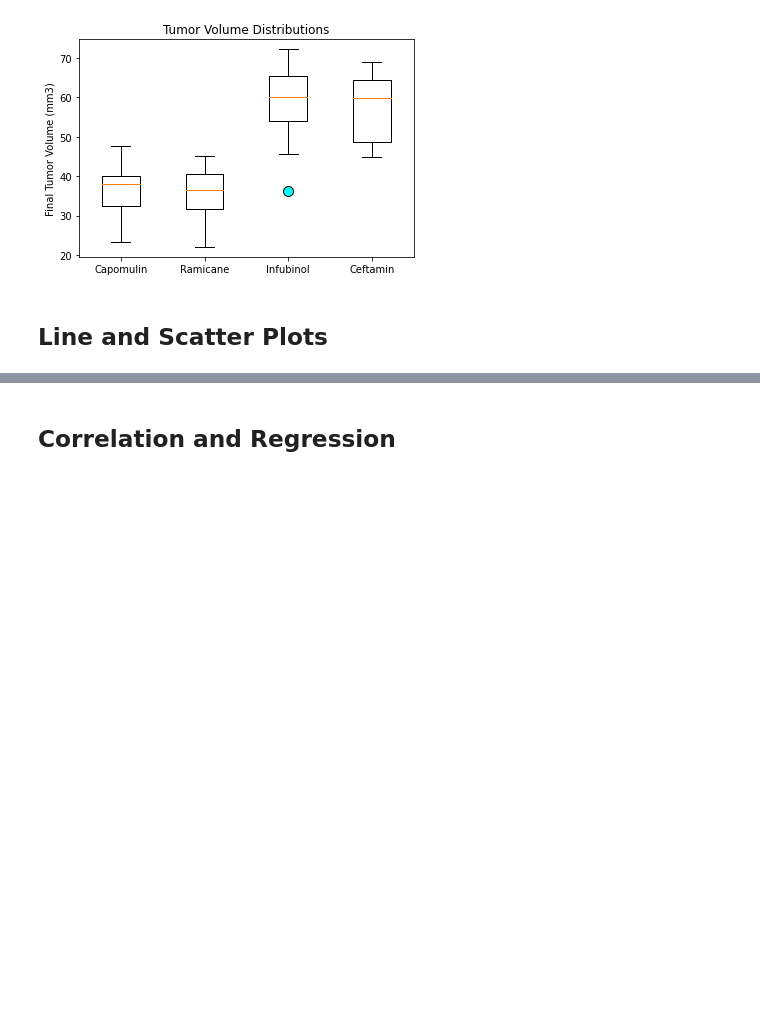
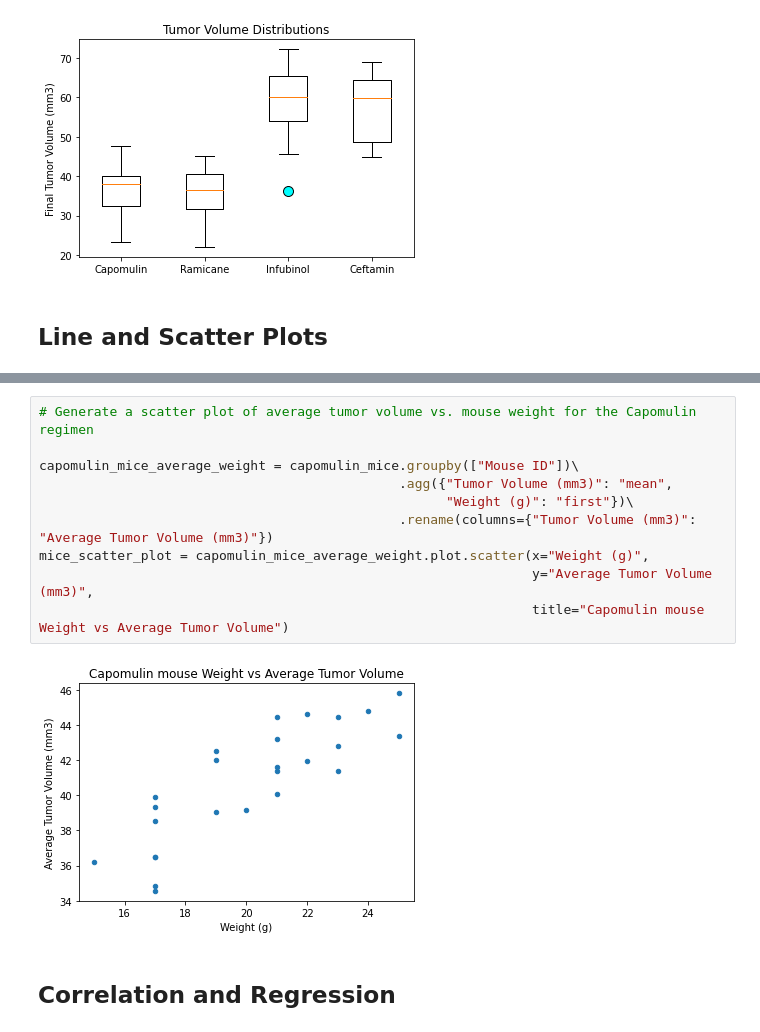
Before and after one commit to zachaa/matplotlib-challenge, a Jupyter notebook: Pymaceuticals/pymaceuticals.ipynb, the cells around one changed output, grey strips where cells are left out. Drawn from its saved outputs; the diff is of its cells as text; blank space fills up the shorter version.

```diff
--- a/Pymaceuticals/pymaceuticals.ipynb
+++ b/Pymaceuticals/pymaceuticals.ipynb
@@ -258,2 +266,14 @@ print()  # hide other output from box_ax
+# %%
+# Generate a scatter plot of average tumor volume vs. mouse weight for the Capomulin regimen
+
+capomulin_mice_average_weight = capomulin_mice.groupby(["Mouse ID"])\
+                                              .agg({"Tumor Volume (mm3)": "mean",
+                                                    "Weight (g)": "first"})\
+                                              .rename(columns={"Tumor Volume (mm3)": "Average Tumor Volume (mm3)"})
+mice_scatter_plot = capomulin_mice_average_weight.plot.scatter(x="Weight (g)",
+                                                               y="Average Tumor Volume (mm3)",
+                                                               title="Capomulin mouse Weight vs Average Tumor Volume")
+# %% [output]
+[figure, added]
 # %% [markdown]
 ## Correlation and Regression
```
Also changed, not shown: parts of 4 cells of this notebook.
